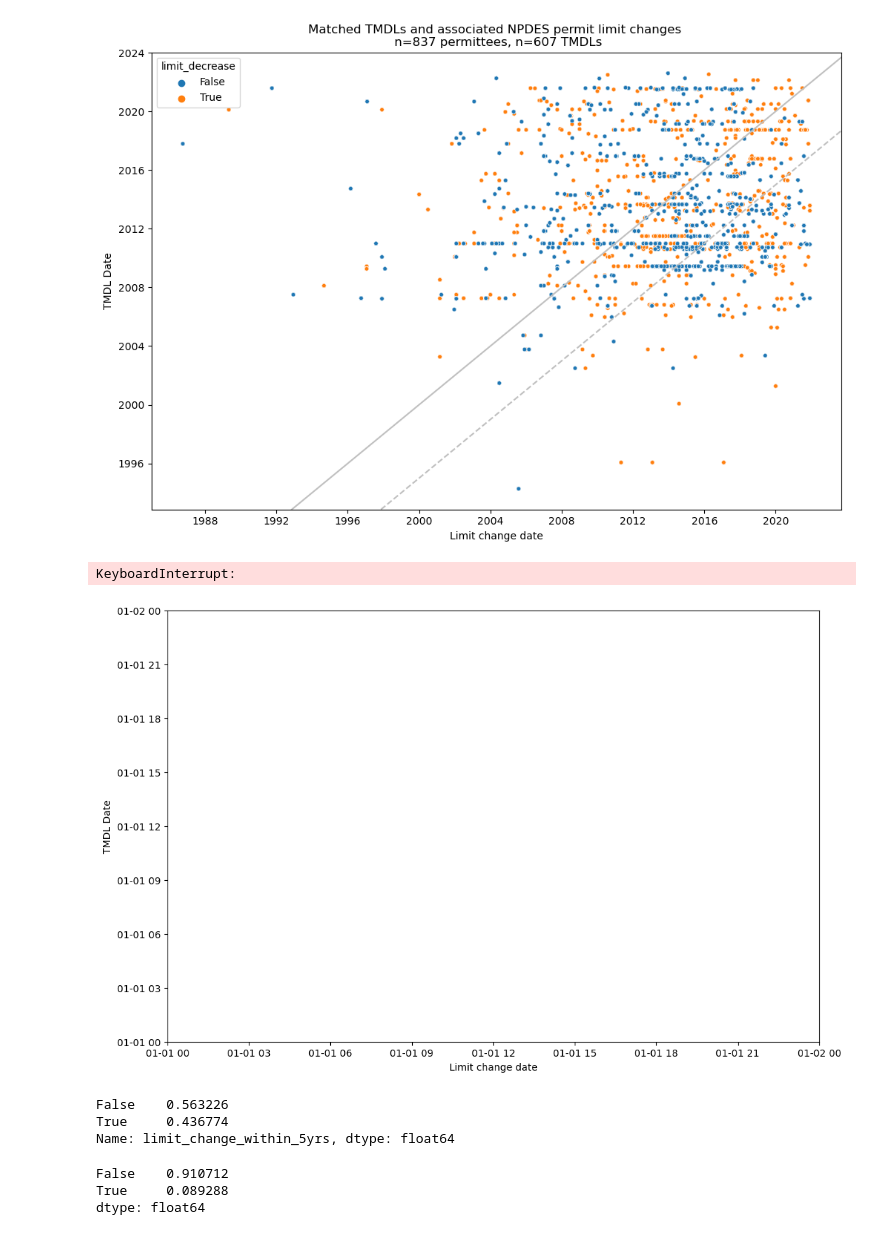
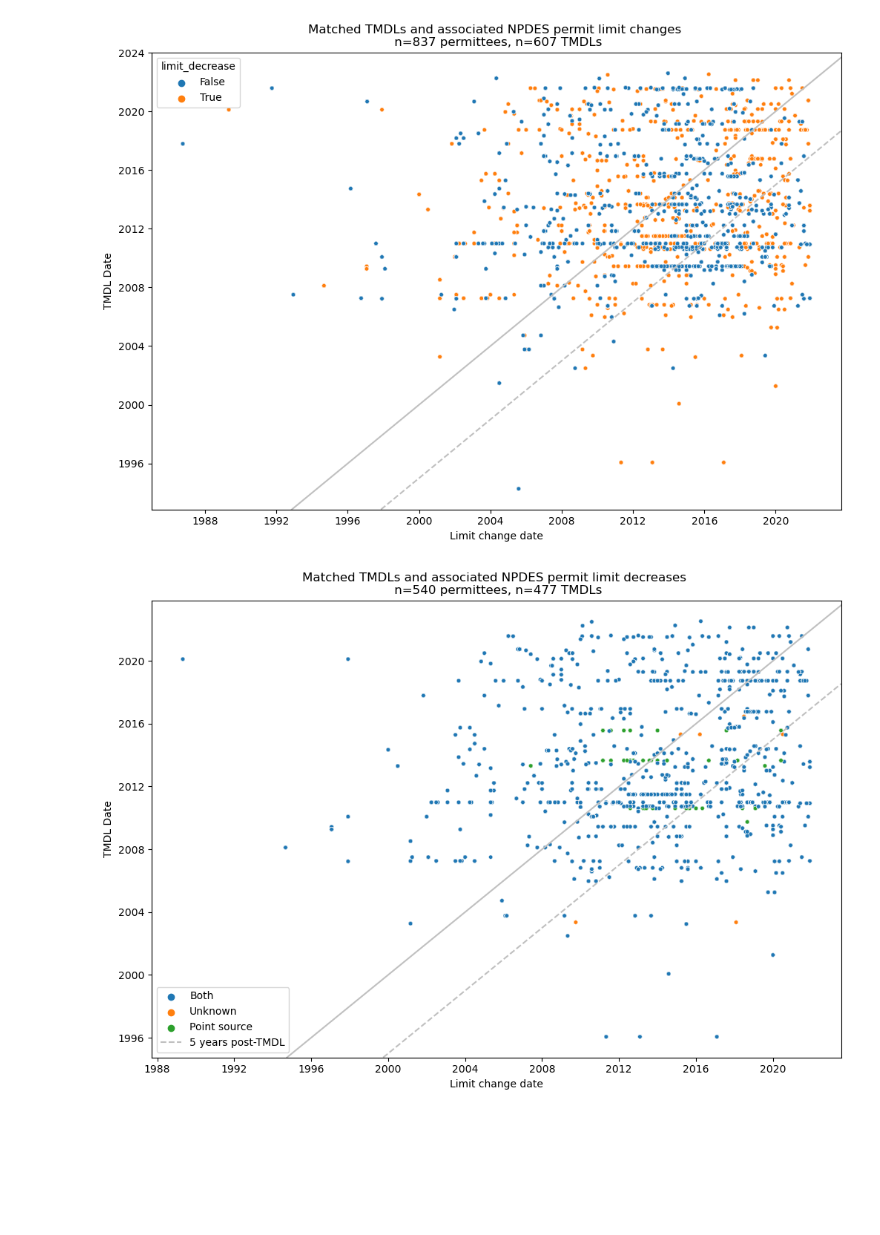
Before and after one commit to reglab/TMDLs_archived, a Jupyter notebook: TMDLS_limit_changes.ipynb, the cells around one changed output. Cells and saved outputs as stored; diff of their text form; code cells hidden in the pictures; blank space fills up the shorter version.

Commit message:
Revisited relationship between TMDLs and limit changes, quantitatively

```diff
--- a/TMDLS_limit_changes.ipynb
+++ b/TMDLS_limit_changes.ipynb
@@ -460,23 +460,13 @@ lower = prepped_dmrs['limit_change_pct'].quantile(0.01)
 upper = prepped_dmrs['limit_change_pct'].quantile(0.99)
 prepped_dmrs = prepped_dmrs[(prepped_dmrs['limit_change_pct'] > lower) & (prepped_dmrs['limit_change_pct'] < upper)]
 
+# Create flag for limit decreases
+prepped_dmrs['limit_decrease'] = prepped_dmrs[prepped_dmrs['limit_change_pct'].apply(lambda x: x < 0)]
+
 # Create flag for limit changing within 5 years post-TMDL
 prepped_dmrs['limit_change_within_5yrs'] = ((prepped_dmrs['limit_change_date'] - prepped_dmrs['TMDLDate']) <= timedelta(days=365*5)) & ((prepped_dmrs['limit_change_date'] - prepped_dmrs['TMDLDate']) > timedelta(days=0))
+# Create flag for limit changing within 5 years pre-TMDL (for comparison)
+prepped_dmrs['limit_change_within_-5yrs'] = ((prepped_dmrs['limit_change_date'] - prepped_dmrs['TMDLDate']) >= timedelta(days=-365*5)) & ((prepped_dmrs['limit_change_date'] - prepped_dmrs['TMDLDate']) < timedelta(days=0))
 
-# Create flag for limit decrease
-prepped_dmrs['limit_decrease'] = prepped_dmrs['limit_change_pct'].apply(lambda x: x < 0)
+# Calculate delay time between TMDL and limit change
+prepped_dmrs['limit_change_delay'] = (prepped_dmrs['limit_change_date']-prepped_dmrs['TMDLDate'])/timedelta(days=1)
-# %%
-plt.style.use('default')
-plt.figure(figsize=(12, 8));
-plt.ylabel('TMDL Date')
-plt.xlabel('Limit change date')
-sns.scatterplot(data=prepped_dmrs, x='limit_change_date', y='TMDLDate', hue='pollutantSourceTypeCode', s=15);
-plt.axline((dts.datestr2num('2012-01-01'), dts.datestr2num('2012-01-01')),
-           (dts.datestr2num('2012-01-02'), dts.datestr2num('2012-01-02')), color='silver')
-plt.axline((dts.datestr2num('2017-01-01'), dts.datestr2num('2012-01-01')),
-           (dts.datestr2num('2017-01-02'), dts.datestr2num('2012-01-02')), linestyle='--', label='5 years post-TMDL',
-           color='silver')
-plt.title('Matched TMDLs and associated NPDES permit limit changes \n n=' + str(
-    len(prepped_dmrs.drop_duplicates('npdes_permit_id'))) + ' permittees, n=' + str(
-    len(prepped_dmrs.drop_duplicates('actionIdentifier'))) + ' TMDLs');
-plt.legend();
@@ -501,32 +489,20 @@ plt.title('Matched TMDLs and associated NPDES permit limit changes \n n=' + str(
 # %%
 plt.style.use('default')
 plt.figure(figsize=(12, 8));
 plt.ylabel('TMDL Date')
 plt.xlabel('Limit change date')
-sns.kdeplot(data=prepped_dmrs, x='limit_change_date', y='TMDLDate', hue='limit_change_within_5yrs', fill=True);
+sns.scatterplot(data=prepped_dmrs[prepped_dmrs['limit_decrease']], x='limit_change_date', y='TMDLDate', hue='pollutantSourceTypeCode', s=15);
 plt.axline((dts.datestr2num('2012-01-01'), dts.datestr2num('2012-01-01')),
            (dts.datestr2num('2012-01-02'), dts.datestr2num('2012-01-02')), color='silver')
 plt.axline((dts.datestr2num('2017-01-01'), dts.datestr2num('2012-01-01')),
            (dts.datestr2num('2017-01-02'), dts.datestr2num('2012-01-02')), linestyle='--', label='5 years post-TMDL',
            color='silver')
 plt.title('Matched TMDLs and associated NPDES permit limit changes \n n=' + str(
     len(prepped_dmrs.drop_duplicates('npdes_permit_id'))) + ' permittees, n=' + str(
     len(prepped_dmrs.drop_duplicates('actionIdentifier'))) + ' TMDLs');
+plt.legend();
 # %% [output]
-KeyboardInterrupt:
-[figure, old version]
+[figure, new version]
-# %%
-prepped_dmrs[prepped_dmrs['limit_decrease']==True]['limit_change_within_5yrs'].value_counts(normalize=True)
-# %% [output]
-False    0.563226
-True     0.436774
-Name: limit_change_within_5yrs, dtype: float64
-# %%
-(((prepped_dmrs[prepped_dmrs['limit_decrease']==True]['limit_change_date'] - prepped_dmrs[prepped_dmrs['limit_decrease']==True]['TMDLDate']) >= timedelta(days=-365*5)) & ((prepped_dmrs[prepped_dmrs['limit_decrease']==True]['limit_change_date'] - prepped_dmrs[prepped_dmrs['limit_decrease']==True]['TMDLDate']) < timedelta(days=0))).value_counts(normalize=True)
-# %% [output]
-False    0.910712
-True     0.089288
-dtype: float64
 # %%
 plt.style.use('default')
 plt.figure(figsize=(12, 8));
```
Also changed, not shown: parts of 11 cells of this notebook.
